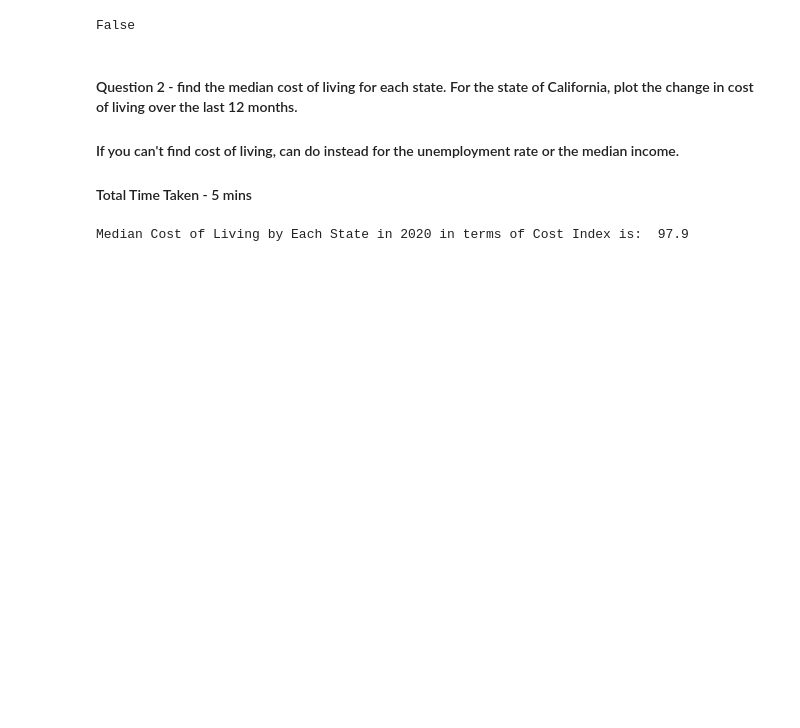
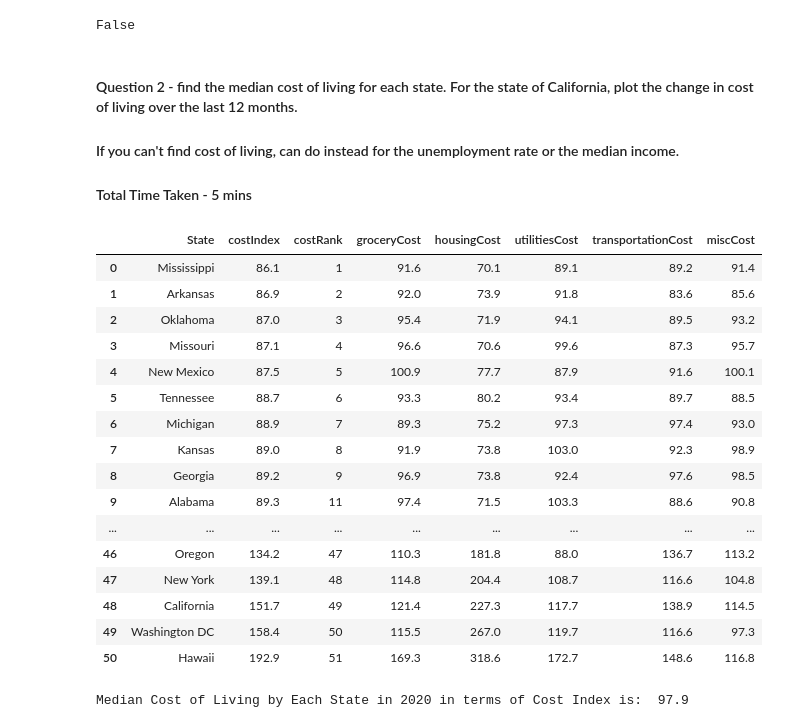
Before and after one commit to ZainRaza14/side_Works, a Jupyter notebook: takeHome_Test.ipynb, the cells around one changed output. Cells and saved outputs as stored; diff of their text form; code cells hidden in the pictures; blank space fills up the shorter version.

```diff
--- a/takeHome_Test.ipynb
+++ b/takeHome_Test.ipynb
@@ -35,4 +35,26 @@ False
 #### If you can't find cost of living, can do instead for the unemployment rate or the median income.
 
 #### Total Time Taken - 5 mins
+# %%
+dataFrame = pd.read_csv('csvData.csv')
+
+dataFrame
+# %% [output]
+|  | State | costIndex | costRank | groceryCost | housingCost | utilitiesCost | transportationCost | miscCost |
+| 0 | Mississippi | 86.1 | 1 | 91.6 | 70.1 | 89.1 | 89.2 | 91.4 |
+| 1 | Arkansas | 86.9 | 2 | 92.0 | 73.9 | 91.8 | 83.6 | 85.6 |
+| 2 | Oklahoma | 87.0 | 3 | 95.4 | 71.9 | 94.1 | 89.5 | 93.2 |
+| 3 | Missouri | 87.1 | 4 | 96.6 | 70.6 | 99.6 | 87.3 | 95.7 |
+| 4 | New Mexico | 87.5 | 5 | 100.9 | 77.7 | 87.9 | 91.6 | 100.1 |
+| 5 | Tennessee | 88.7 | 6 | 93.3 | 80.2 | 93.4 | 89.7 | 88.5 |
+| 6 | Michigan | 88.9 | 7 | 89.3 | 75.2 | 97.3 | 97.4 | 93.0 |
+| 7 | Kansas | 89.0 | 8 | 91.9 | 73.8 | 103.0 | 92.3 | 98.9 |
+| 8 | Georgia | 89.2 | 9 | 96.9 | 73.8 | 92.4 | 97.6 | 98.5 |
+| 9 | Alabama | 89.3 | 11 | 97.4 | 71.5 | 103.3 | 88.6 | 90.8 |
+| ... | ... | ... | ... | ... | ... | ... | ... | ... |
+| 46 | Oregon | 134.2 | 47 | 110.3 | 181.8 | 88.0 | 136.7 | 113.2 |
+| 47 | New York | 139.1 | 48 | 114.8 | 204.4 | 108.7 | 116.6 | 104.8 |
+| 48 | California | 151.7 | 49 | 121.4 | 227.3 | 117.7 | 138.9 | 114.5 |
+| 49 | Washington DC | 158.4 | 50 | 115.5 | 267.0 | 119.7 | 116.6 | 97.3 |
+| 50 | Hawaii | 192.9 | 51 | 169.3 | 318.6 | 172.7 | 148.6 | 116.8 |
 # %%
```
Also changed, not shown: parts of 1 cell of this notebook.
